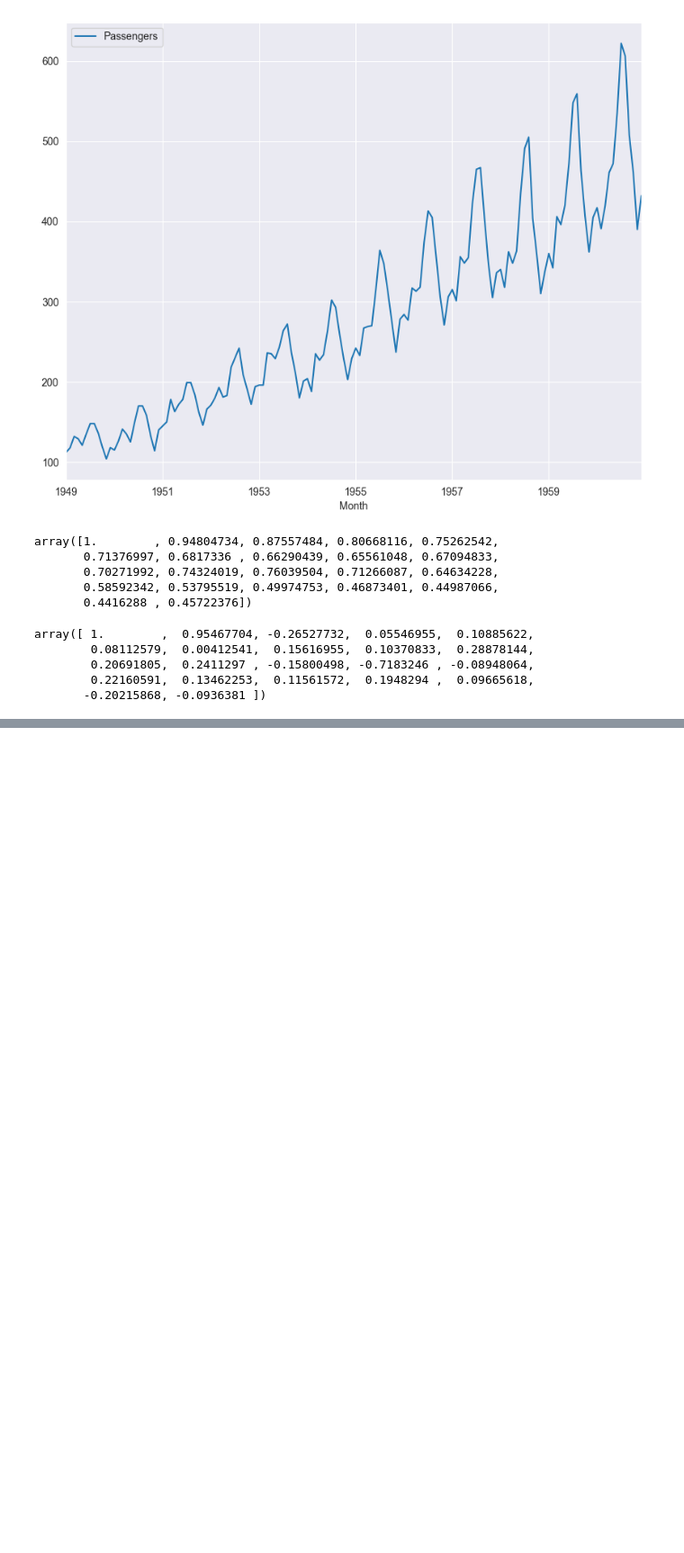
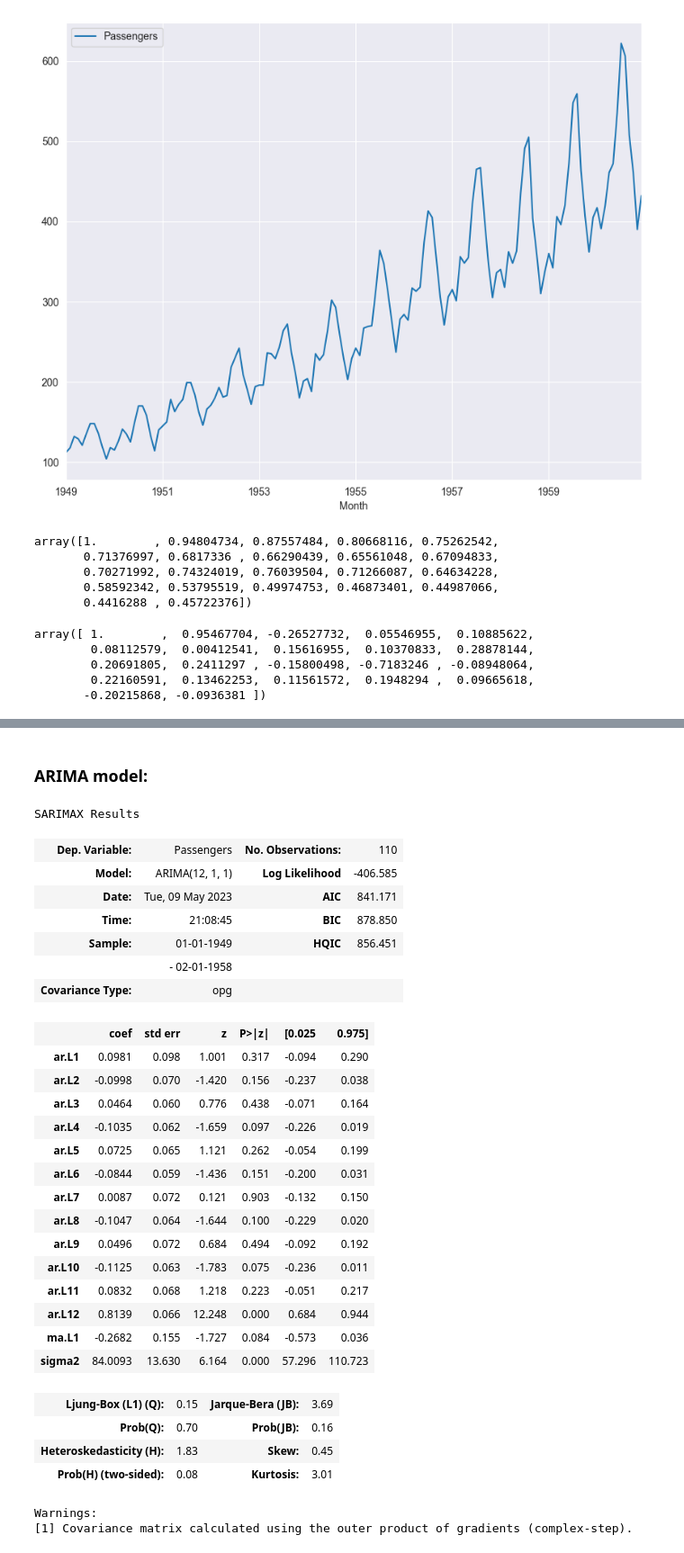
Before and after one commit to OleksiiHayvoronskyi/lesson_47, a Jupyter notebook: Lesson_47_Autoregression_Analysis...ipynb, the cells around one changed output, grey strips where cells are left out. Shown at 90% size. Cells and saved outputs as stored; diff of their text form; code cells hidden in the pictures; blank space fills up the shorter version.

```diff
--- a/Lesson_47_Autoregression_Analysis...ipynb
+++ b/Lesson_47_Autoregression_Analysis...ipynb
@@ -102,0 +145,39 @@ sns.heatmap(df_airpass)
+# %% [markdown]
+### ARIMA model:
+# %%
+# Making ARIMA model with the train data.
+arima_model = ARIMA(df_airpass.Passengers[:110], order=(12,1,1))
+arima_info = arima_model.fit()
+
+# Output a table with results.
+arima_info.summary()
+# %% [output]
+SARIMAX Results
+| Dep. Variable: | Passengers | No. Observations: | 110 |
+| Model: | ARIMA(12, 1, 1) | Log Likelihood | -406.585 |
+| Date: | Tue, 09 May 2023 | AIC | 841.171 |
+| Time: | 21:08:45 | BIC | 878.850 |
+| Sample: | 01-01-1949 | HQIC | 856.451 |
+|  | - 02-01-1958 |  |  |
+| Covariance Type: | opg |  |  |
+|  | coef | std err | z | P>|z| | [0.025 | 0.975] |
+| ar.L1 | 0.0981 | 0.098 | 1.001 | 0.317 | -0.094 | 0.290 |
+| ar.L2 | -0.0998 | 0.070 | -1.420 | 0.156 | -0.237 | 0.038 |
+| ar.L3 | 0.0464 | 0.060 | 0.776 | 0.438 | -0.071 | 0.164 |
+| ar.L4 | -0.1035 | 0.062 | -1.659 | 0.097 | -0.226 | 0.019 |
+| ar.L5 | 0.0725 | 0.065 | 1.121 | 0.262 | -0.054 | 0.199 |
+| ar.L6 | -0.0844 | 0.059 | -1.436 | 0.151 | -0.200 | 0.031 |
+| ar.L7 | 0.0087 | 0.072 | 0.121 | 0.903 | -0.132 | 0.150 |
+| ar.L8 | -0.1047 | 0.064 | -1.644 | 0.100 | -0.229 | 0.020 |
+| ar.L9 | 0.0496 | 0.072 | 0.684 | 0.494 | -0.092 | 0.192 |
+| ar.L10 | -0.1125 | 0.063 | -1.783 | 0.075 | -0.236 | 0.011 |
+| ar.L11 | 0.0832 | 0.068 | 1.218 | 0.223 | -0.051 | 0.217 |
+| ar.L12 | 0.8139 | 0.066 | 12.248 | 0.000 | 0.684 | 0.944 |
+| ma.L1 | -0.2682 | 0.155 | -1.727 | 0.084 | -0.573 | 0.036 |
+| sigma2 | 84.0093 | 13.630 | 6.164 | 0.000 | 57.296 | 110.723 |
+| Ljung-Box (L1) (Q): | 0.15 | Jarque-Bera (JB): | 3.69 |
+| Prob(Q): | 0.70 | Prob(JB): | 0.16 |
+| Heteroskedasticity (H): | 1.83 | Skew: | 0.45 |
+| Prob(H) (two-sided): | 0.08 | Kurtosis: | 3.01 |
+Warnings:
+[1] Covariance matrix calculated using the outer product of gradients (complex-step).
```
Also changed, not shown: parts of 17 cells of this notebook.
